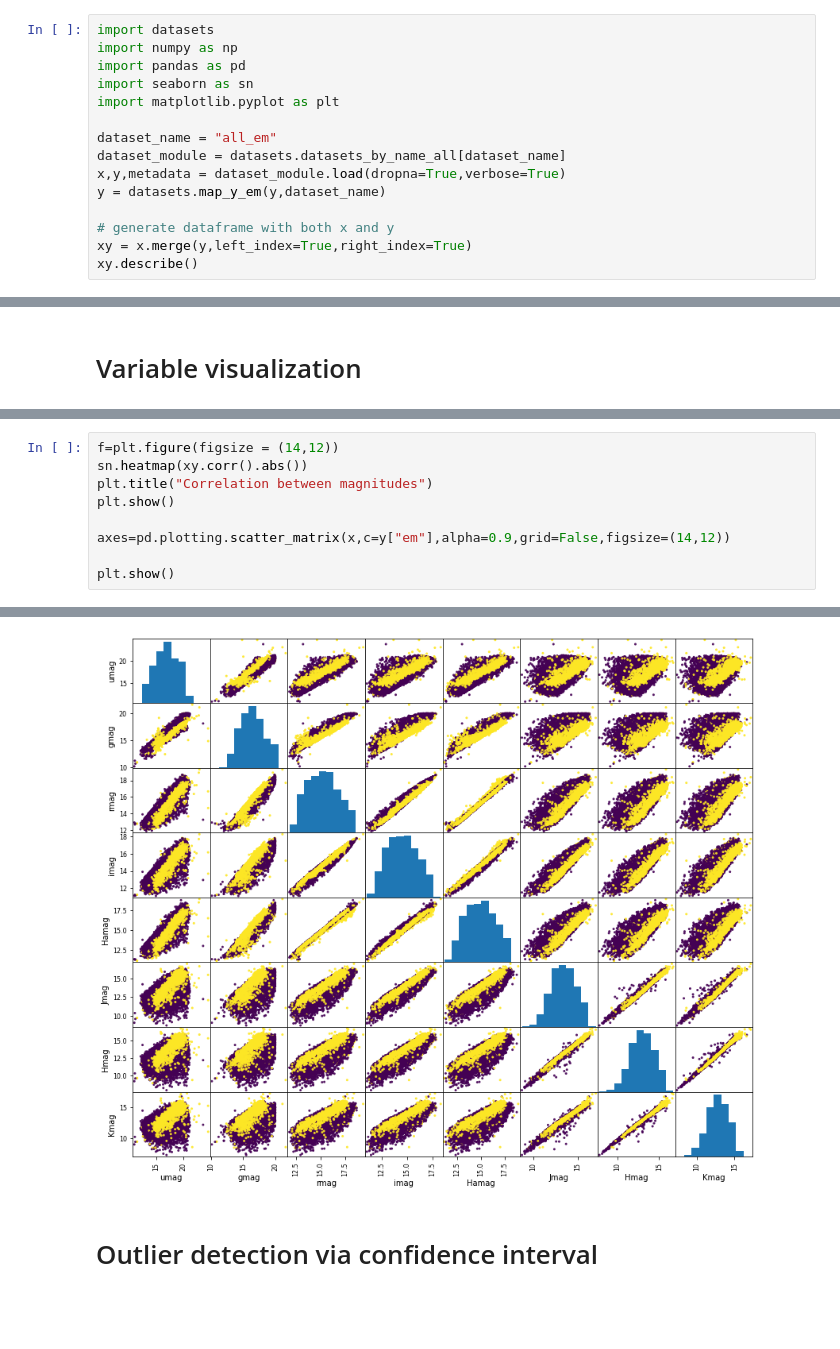
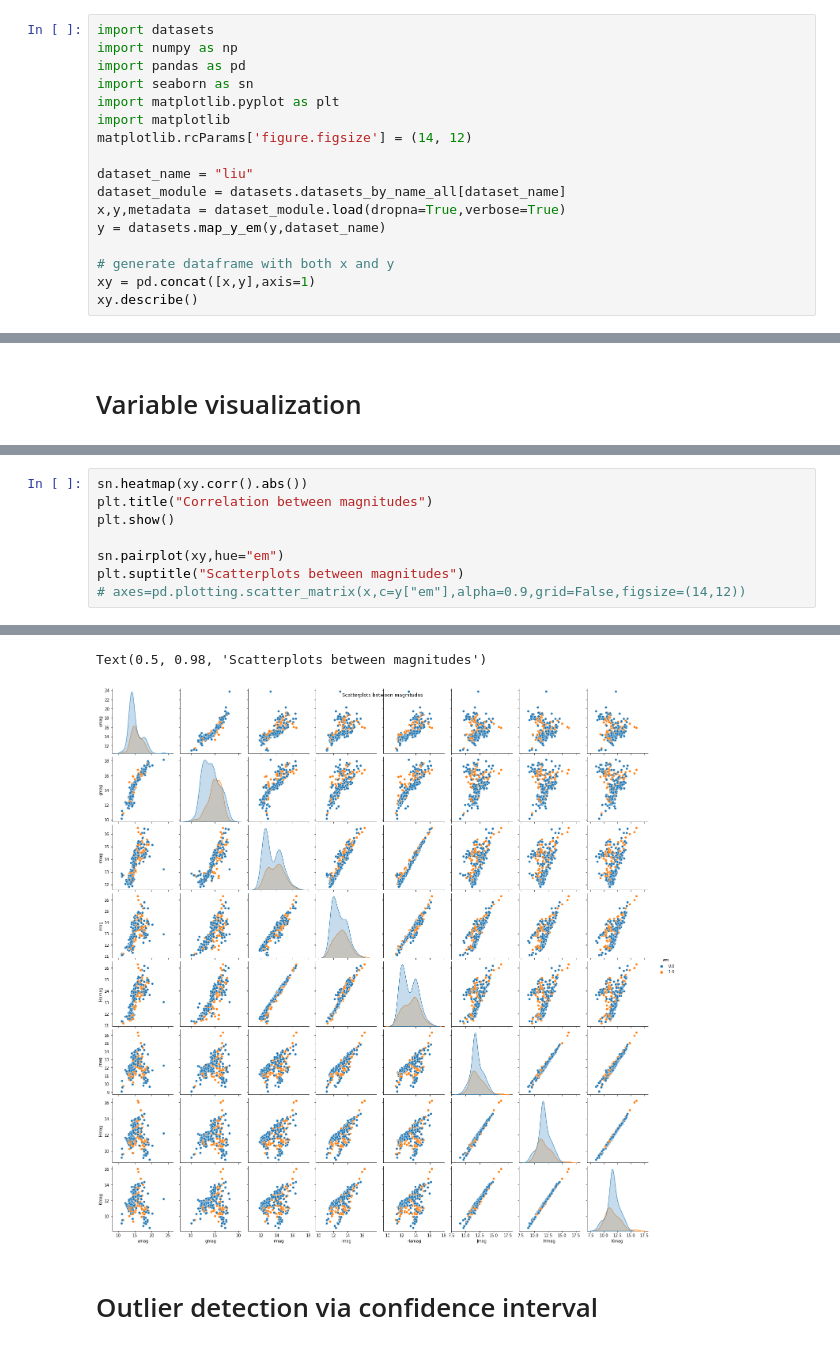
Before and after one commit to facundoq/bestars, a Jupyter notebook: Exploratory analysis.ipynb, the cells around one changed output, grey strips where cells are left out. Saved outputs shown, nothing was run; the diff lists cells and outputs as text; blank space fills up the shorter version.

```diff
--- a/Exploratory analysis.ipynb
+++ b/Exploratory analysis.ipynb
@@ -8,13 +8,15 @@ import numpy as np
 import pandas as pd
 import seaborn as sn
 import matplotlib.pyplot as plt
+import matplotlib
+matplotlib.rcParams['figure.figsize'] = (14, 12)
 
-dataset_name = "all_em"
+dataset_name = "liu"
 dataset_module = datasets.datasets_by_name_all[dataset_name]
 x,y,metadata = dataset_module.load(dropna=True,verbose=True)
 y = datasets.map_y_em(y,dataset_name)
 
 # generate dataframe with both x and y
-xy = x.merge(y,left_index=True,right_index=True)
+xy = pd.concat([x,y],axis=1)
 xy.describe()
 # %% [output]
@@ -60,10 +51,9 @@ pd.plotting.parallel_coordinates(xy,"em",color=('#556270','#C7F464'))
 # %%
-f=plt.figure(figsize = (14,12))
 sn.heatmap(xy.corr().abs())
 plt.title("Correlation between magnitudes")
 plt.show()
 
-axes=pd.plotting.scatter_matrix(x,c=y["em"],alpha=0.9,grid=False,figsize=(14,12))
-
-plt.show()
+sn.pairplot(xy,hue="em")
+plt.suptitle("Scatterplots between magnitudes")
+# axes=pd.plotting.scatter_matrix(x,c=y["em"],alpha=0.9,grid=False,figsize=(14,12))
 # %% [output]
@@ -71,4 +61,5 @@ plt.show()
+Text(0.5, 0.98, 'Scatterplots between magnitudes')
-[figure, old version]
+[figure, new version]
 # %% [markdown]
 # Outlier detection via confidence interval
 # %%
```
Also changed, not shown: parts of 10 cells of this notebook, 3 other files.
